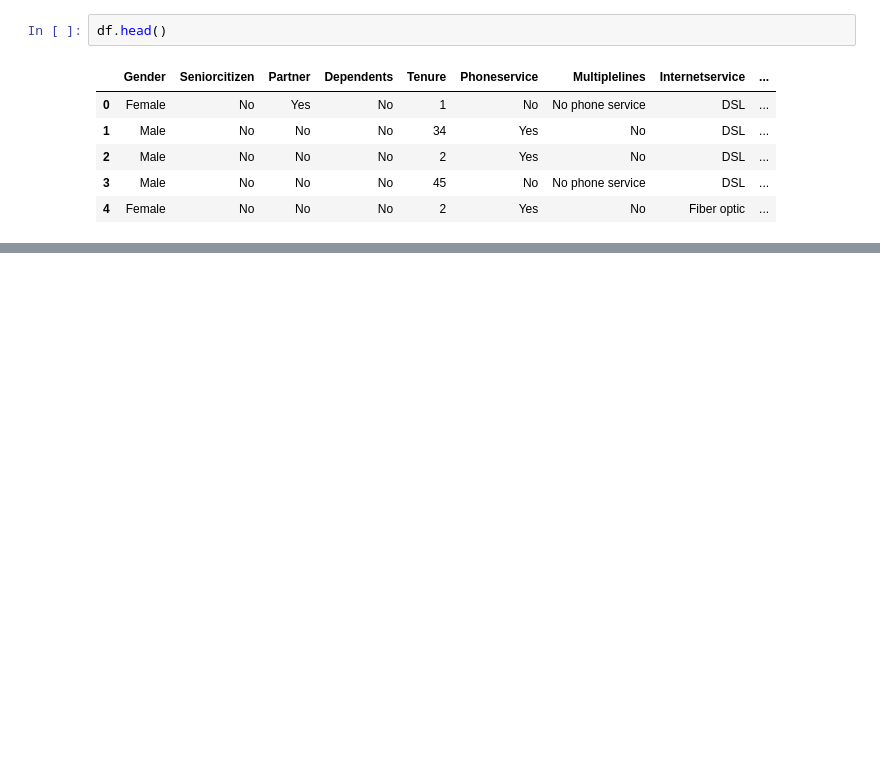
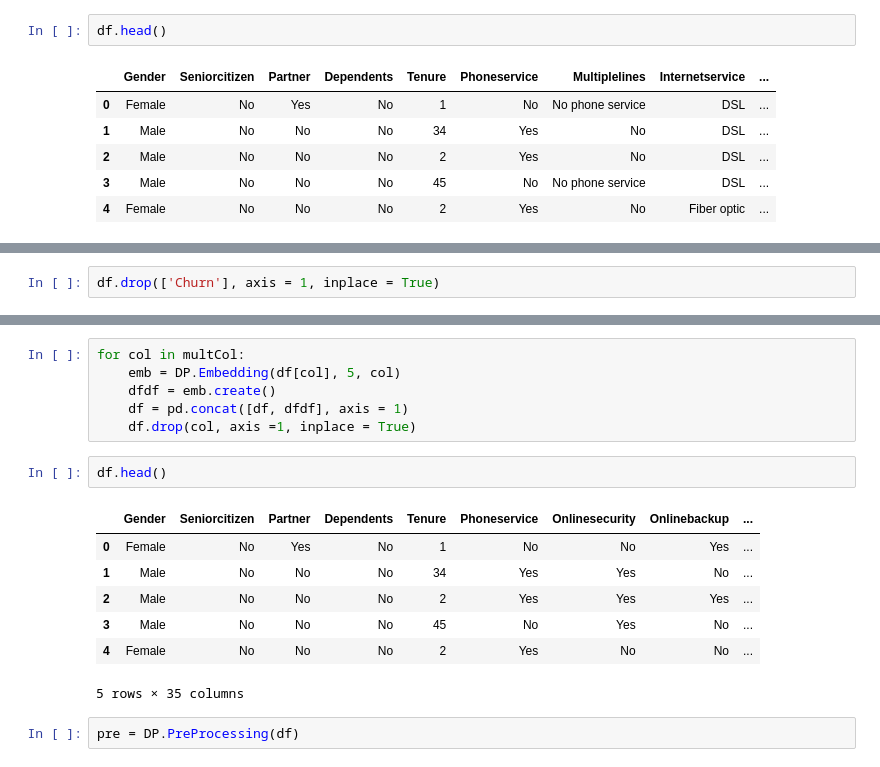
Before and after one commit to NextLmabda/classMaterials, a Jupyter notebook: projectDemo/DEMO/run.ipynb, the cells around one changed output, grey strips where cells are left out. Saved outputs shown, nothing was run; the diff lists cells and outputs as text; blank space fills up the shorter version.

```diff
--- a/projectDemo/DEMO/run.ipynb
+++ b/projectDemo/DEMO/run.ipynb
@@ -192,0 +48,2 @@ columns
+# %%
+df.drop(['Churn'], axis = 1, inplace = True)
@@ -192,0 +82,18 @@ columns
+# %%
+for col in multCol:
+    emb = DP.Embedding(df[col], 5, col)
+    dfdf = emb.create()
+    df = pd.concat([df, dfdf], axis = 1)
+    df.drop(col, axis =1, inplace = True)
+# %%
+df.head()
+# %% [output]
+|  | Gender | Seniorcitizen | Partner | Dependents | Tenure | Phoneservice | Onlinesecurity | Onlinebackup | ... |
+| 0 | Female | No | Yes | No | 1 | No | No | Yes | ... |
+| 1 | Male | No | No | No | 34 | Yes | Yes | No | ... |
+| 2 | Male | No | No | No | 2 | Yes | Yes | Yes | ... |
+| 3 | Male | No | No | No | 45 | No | Yes | No | ... |
+| 4 | Female | No | No | No | 2 | Yes | No | No | ... |
+5 rows × 35 columns
+# %%
+pre = DP.PreProcessing(df)
```
Also changed, not shown: parts of 54 cells of this notebook, 2 other files.
